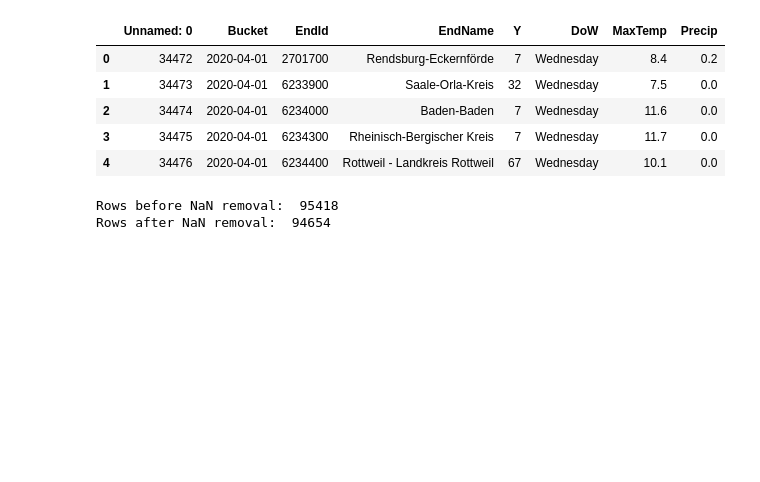
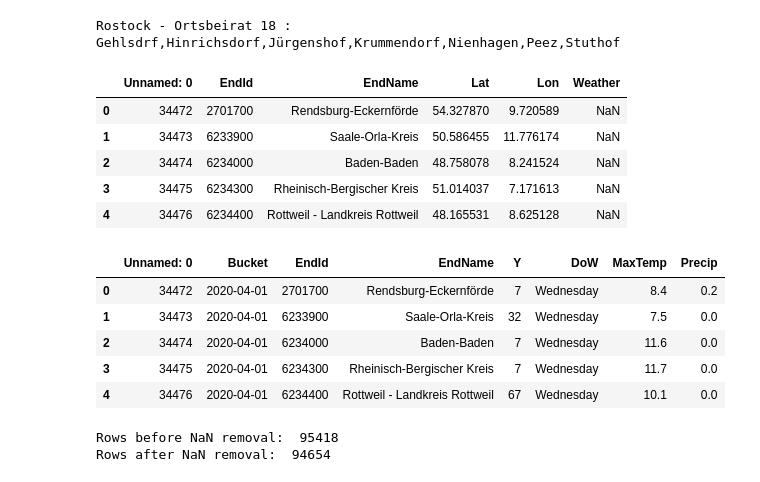
Before and after one commit to jheubuch/hke-tourguide-ki, a Jupyter notebook: src/mobility.ipynb, the cells around one changed output. Drawn from its saved outputs; the diff is of its cells as text; code cells hidden in the pictures; blank space fills up the shorter version.

```diff
--- a/src/mobility.ipynb
+++ b/src/mobility.ipynb
@@ -470 +444,17 @@ addWeatherData(dtf, districts)
+# %%
+districts = prepareDistricts(dtf)
+districts.to_csv("../data/districts.csv")
+# %% [output]
+Rostock - Ortsbeirat 18 : Gehlsdrf,Hinrichsdorf,Jürgenshof,Krummendorf,Nienhagen,Peez,Stuthof
+# %%
+# Load saved districts
+districts = pd.read_csv("../data/districts.csv")
+districts.head()
+# %% [output]
+|  | Unnamed: 0 | EndId | EndName | Lat | Lon | Weather |
+| 0 | 34472 | 2701700 | Rendsburg-Eckernförde | 54.327870 | 9.720589 | NaN |
+| 1 | 34473 | 6233900 | Saale-Orla-Kreis | 50.586455 | 11.776174 | NaN |
+| 2 | 34474 | 6234000 | Baden-Baden | 48.758078 | 8.241524 | NaN |
+| 3 | 34475 | 6234300 | Rheinisch-Bergischer Kreis | 51.014037 | 7.171613 | NaN |
+| 4 | 34476 | 6234400 | Rottweil - Landkreis Rottweil | 48.165531 | 8.625128 | NaN |
 # %%
```
Also changed, not shown: parts of 10 cells of this notebook.
